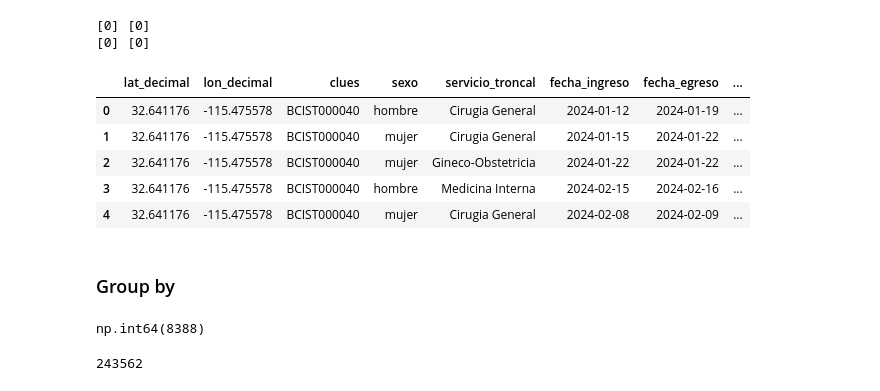
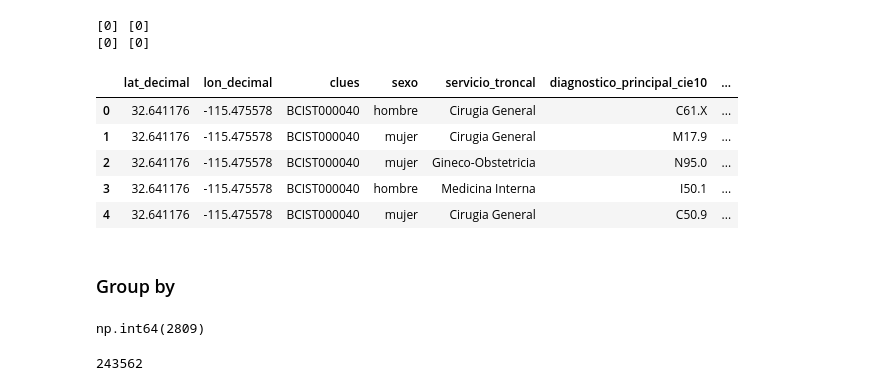
Before and after one commit to JSEB99/predictive-health-resources, a Jupyter notebook: notebooks/02_agg_file.ipynb, the cells around one changed output. Cells and saved outputs as stored; diff of their text form; code cells hidden in the pictures.

Commit message:
fix(notebooks): add dates

```diff
--- a/notebooks/02_agg_file.ipynb
+++ b/notebooks/02_agg_file.ipynb
@@ -159,6 +159,8 @@ egress_resources['mes_egreso'] = egress_resources['fecha_egreso'].dt.month
 egress_resources['dia_sem_egreso'] = egress_resources['fecha_egreso'].dt.dayofweek
 egress_resources['hora_egreso'] = egress_resources['fecha_egreso'].dt.hour
 egress_resources['minutos_egreso'] = egress_resources['fecha_egreso'].dt.minute
+egress_resources['ingreso_fecha'] = egress_resources['fecha_ingreso'].dt.date
+egress_resources['egreso_fecha'] = egress_resources['fecha_egreso'].dt.date
 egress_resources.head()
 # %% [output]
 |  | lat_decimal | lon_decimal | clues | sexo | servicio_troncal | fecha_ingreso | fecha_egreso | ... |
@@ -175,23 +177,23 @@ print(egress_resources['minutos_ingreso'].unique(), egress_resources['minutos_eg
 [0] [0]
 # %%
 time_del_cols = [
-    'hora_ingreso','minutos_ingreso',
-    'hora_egreso','minutos_egreso'
+    'hora_ingreso','minutos_ingreso','fecha_ingreso',
+    'hora_egreso','minutos_egreso','fecha_egreso'
 ]
 egress_resources.drop(columns=time_del_cols, inplace=True)
 egress_resources.head()
 # %% [output]
-|  | lat_decimal | lon_decimal | clues | sexo | servicio_troncal | fecha_ingreso | fecha_egreso | ... |
-| 0 | 32.641176 | -115.475578 | BCIST000040 | hombre | Cirugia General | 2024-01-12 | 2024-01-19 | ... |
-| 1 | 32.641176 | -115.475578 | BCIST000040 | mujer | Cirugia General | 2024-01-15 | 2024-01-22 | ... |
-| 2 | 32.641176 | -115.475578 | BCIST000040 | mujer | Gineco-Obstetricia | 2024-01-22 | 2024-01-22 | ... |
-| 3 | 32.641176 | -115.475578 | BCIST000040 | hombre | Medicina Interna | 2024-02-15 | 2024-02-16 | ... |
-| 4 | 32.641176 | -115.475578 | BCIST000040 | mujer | Cirugia General | 2024-02-08 | 2024-02-09 | ... |
+|  | lat_decimal | lon_decimal | clues | sexo | servicio_troncal | diagnostico_principal_cie10 | ... |
+| 0 | 32.641176 | -115.475578 | BCIST000040 | hombre | Cirugia General | C61.X | ... |
+| 1 | 32.641176 | -115.475578 | BCIST000040 | mujer | Cirugia General | M17.9 | ... |
+| 2 | 32.641176 | -115.475578 | BCIST000040 | mujer | Gineco-Obstetricia | N95.0 | ... |
+| 3 | 32.641176 | -115.475578 | BCIST000040 | hombre | Medicina Interna | I50.1 | ... |
+| 4 | 32.641176 | -115.475578 | BCIST000040 | mujer | Cirugia General | C50.9 | ... |
 # %% [markdown]
 ### Group by
 # %%
 col_combs = [
-    'lat_decimal','lon_decimal','clues','servicio_troncal','sexo',
+    'lat_decimal','lon_decimal','clues','servicio_troncal','sexo','ingreso_fecha','egreso_fecha',
     'diagnostico_principal_cie10','descripcion_diagnostico',
     'clave_entidad_egresos','nombre_entidad','clave_municipio_egresos','nombre_municipio',
     'clave_localidad','nombre_localidad','codigo_postal','nivel_atencion',
@@ -200,7 +202,7 @@ col_combs = [
 ]
 egress_resources[col_combs].duplicated().sum()
 # %% [output]
-np.int64(8388)
+np.int64(2809)
 # %%
 len(egress_resources)
 # %% [output]
```
Also changed, not shown: parts of 2 cells of this notebook, 1 other file.
